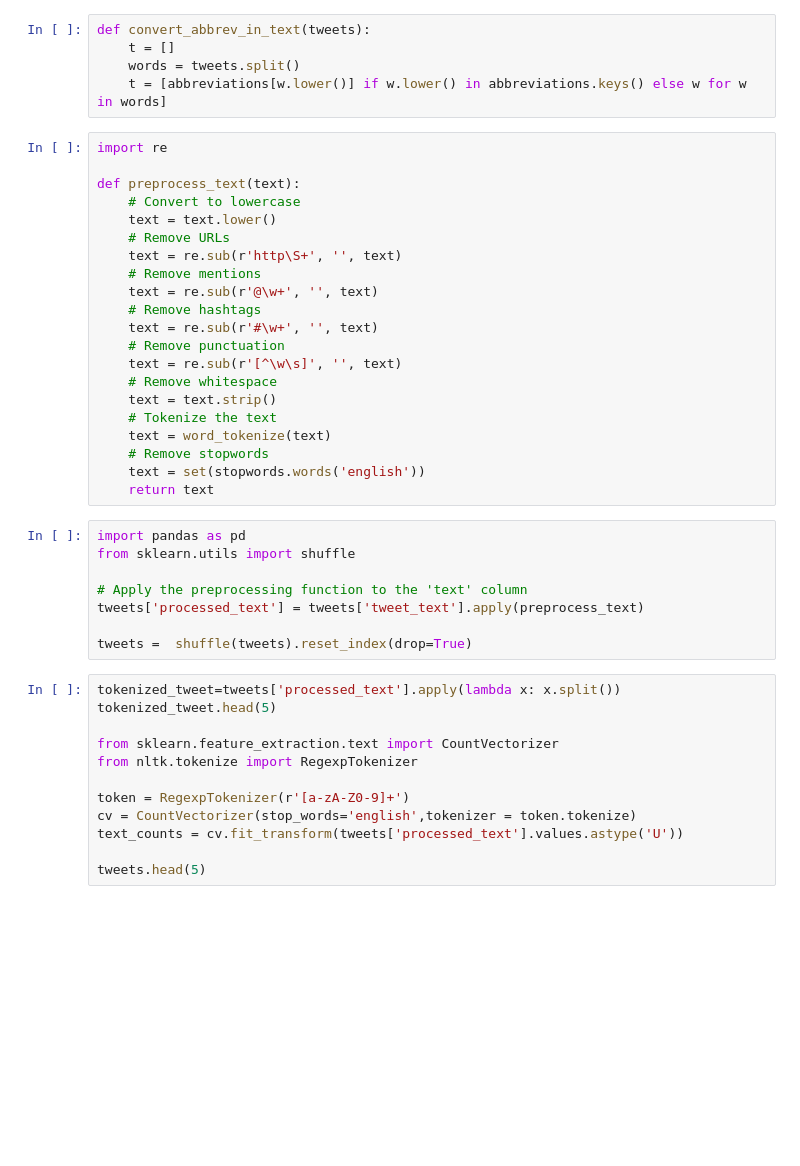
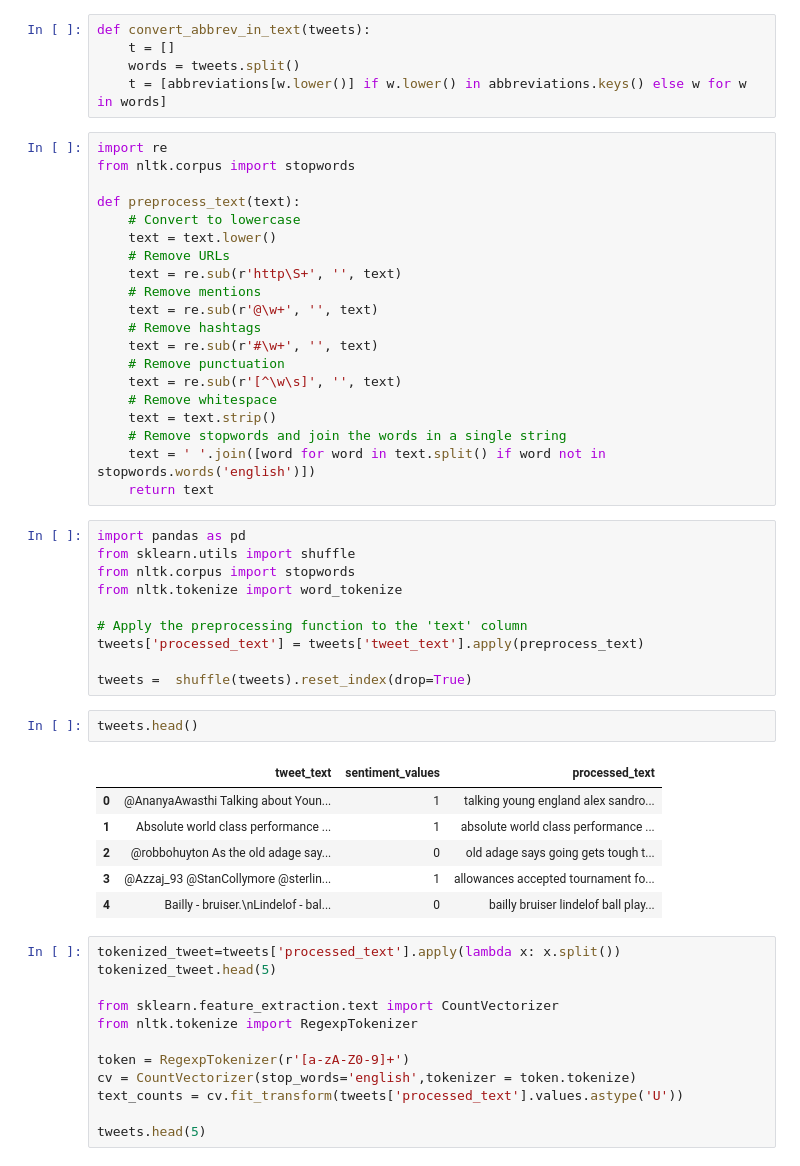
Before and after one commit to claytonborda/DissertationRepository2023, a Jupyter notebook: Dissertation 2023 - Bachelor Degree/Naive Bayes Model/NaiveBayesAlgorithm.ipynb, the cells around one changed output. Drawn from its saved outputs; the diff is of its cells as text; blank space fills up the shorter version.

Commit message:
Stop Words Implementation - Different types of Models. Continuation of Tweets Extracting, Logbook and Updated RQs

```diff
--- a/Dissertation 2023 - Bachelor Degree/Naive Bayes Model/NaiveBayesAlgorithm.ipynb
+++ b/Dissertation 2023 - Bachelor Degree/Naive Bayes Model/NaiveBayesAlgorithm.ipynb
@@ -596,6 +588,7 @@ def convert_abbrev_in_text(tweets):
     t = [abbreviations[w.lower()] if w.lower() in abbreviations.keys() else w for w in words]
 # %%
 import re
+from nltk.corpus import stopwords
 
 def preprocess_text(text):
     # Convert to lowercase
@@ -610,19 +603,28 @@ def preprocess_text(text):
     text = re.sub(r'[^\w\s]', '', text)
     # Remove whitespace
     text = text.strip()
-    # Tokenize the text
-    text = word_tokenize(text)
-    # Remove stopwords
-    text = set(stopwords.words('english'))
+    # Remove stopwords and join the words in a single string
+    text = ' '.join([word for word in text.split() if word not in stopwords.words('english')])
     return text
 # %%
 import pandas as pd
 from sklearn.utils import shuffle
+from nltk.corpus import stopwords
+from nltk.tokenize import word_tokenize
 
 # Apply the preprocessing function to the 'text' column
 tweets['processed_text'] = tweets['tweet_text'].apply(preprocess_text)
 
 tweets =  shuffle(tweets).reset_index(drop=True)
+# %%
+tweets.head()
+# %% [output]
+|  | tweet_text | sentiment_values | processed_text |
+| 0 | @AnanyaAwasthi Talking about Youn... | 1 | talking young england alex sandro... |
+| 1 | Absolute world class performance ... | 1 | absolute world class performance ... |
+| 2 | @robbohuyton As the old adage say... | 0 | old adage says going gets tough t... |
+| 3 | @Azzaj_93 @StanCollymore @sterlin... | 1 | allowances accepted tournament fo... |
+| 4 | Bailly - bruiser.\nLindelof - bal... | 0 | bailly bruiser lindelof ball play... |
 # %%
 tokenized_tweet=tweets['processed_text'].apply(lambda x: x.split())
 tokenized_tweet.head(5)
```
Also changed, not shown: parts of 2 cells of this notebook, 45 other files.
